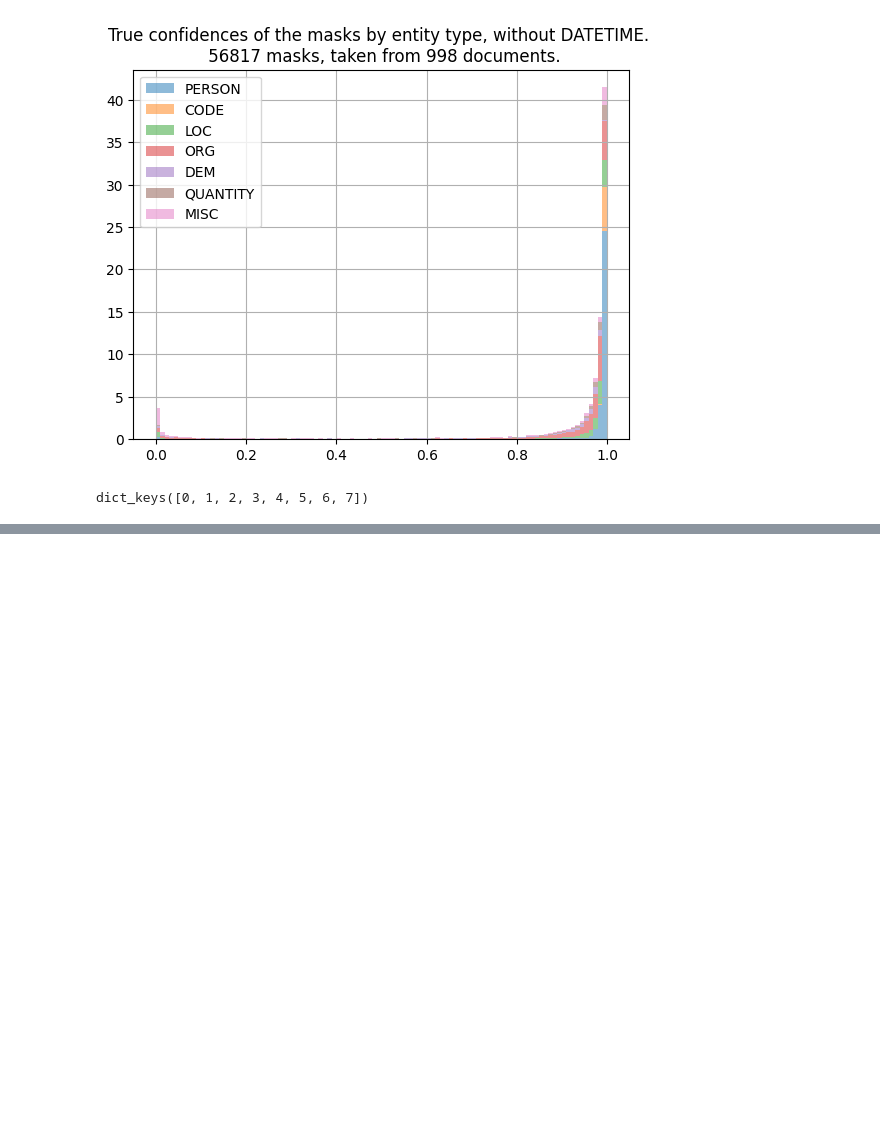
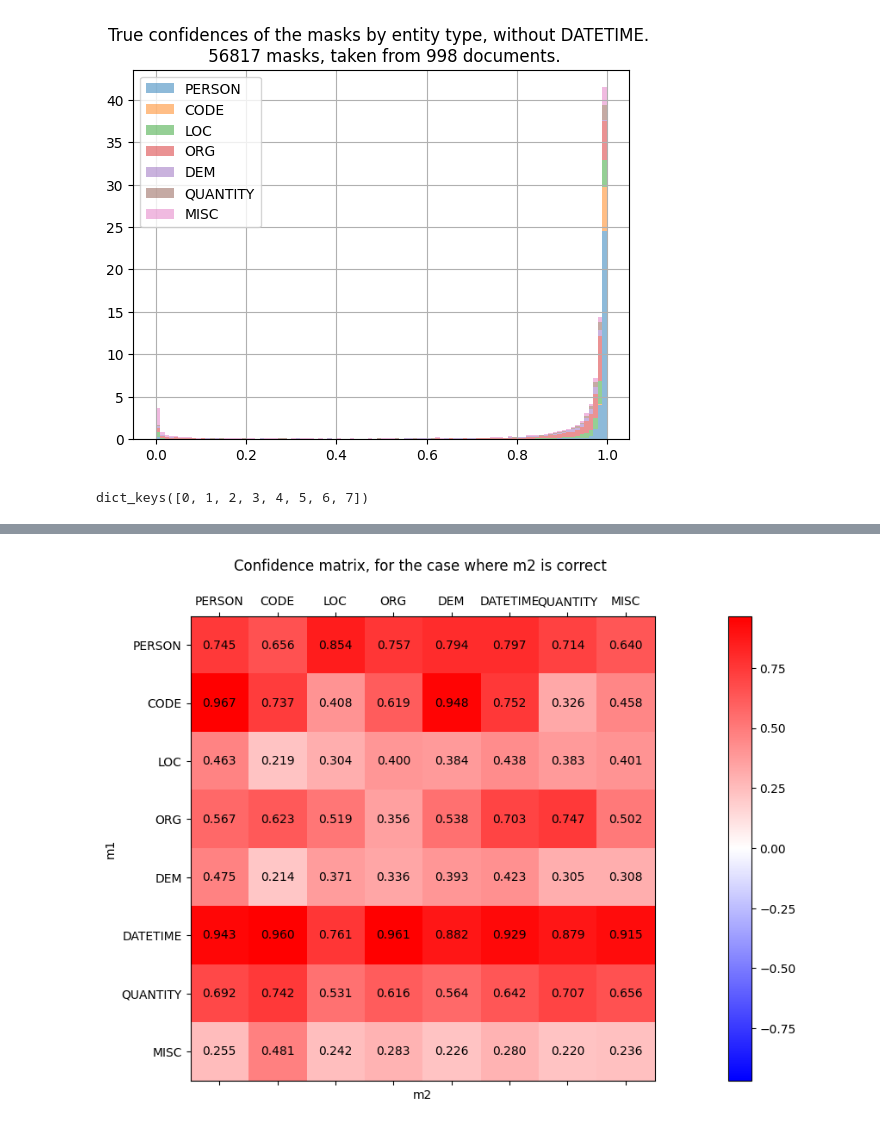
Before and after one commit to amandusossian/LeakPro, a Jupyter notebook: examples/extraction_attacks/visualization_tests_extraction.ipynb, the cells around one changed output, grey strips where cells are left out. Drawn from its saved outputs; the diff is of its cells as text; code cells hidden in the pictures; blank space fills up the shorter version.

```diff
--- a/examples/extraction_attacks/visualization_tests_extraction.ipynb
+++ b/examples/extraction_attacks/visualization_tests_extraction.ipynb
@@ -158,0 +282,29 @@ dict_keys([0, 1, 2, 3, 4, 5, 6, 7])
+# %%
+fig, ax = plt.subplots(figsize=(11,7))
+max_val = np.max(np.abs(confidence_matrix_m2_correct))
+cax = ax.matshow(confidence_matrix_m2_correct, cmap="bwr", vmin = -max_val, vmax = max_val)
+
+# add colorbar
+plt.colorbar(cax, pad = 0.1)
+
+# set ticks
+ax.set_xticks(np.arange(8))
+ax.set_yticks(np.arange(8))
+ax.set_xticklabels([entity_int_to_string[e] for e in range(8)])
+ax.set_yticklabels([entity_int_to_string[e] for e in range(8)])
+
+ax.set_xlabel("m2")
+ax.set_ylabel("m1")
+plt.title(f'Confidence matrix, for the case where m2 is correct \n')
+# annotate cells
+for i in range(8):
+    for j in range(8):
+        val = confidence_matrix_m2_correct[i, j]
+
+        if val != 0:  # annotate only non-zero
+            ax.text( j, i, f"{val:.3f}", va='center', ha='center', color="black")
+
+
+plt.show()
+# %% [output]
+[figure, added]
```
Also changed, not shown: parts of 4 cells of this notebook, 9 other files.
